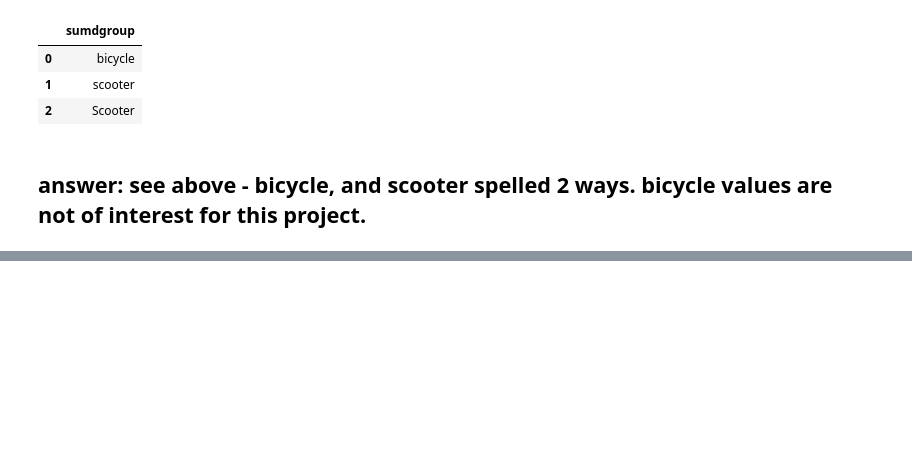
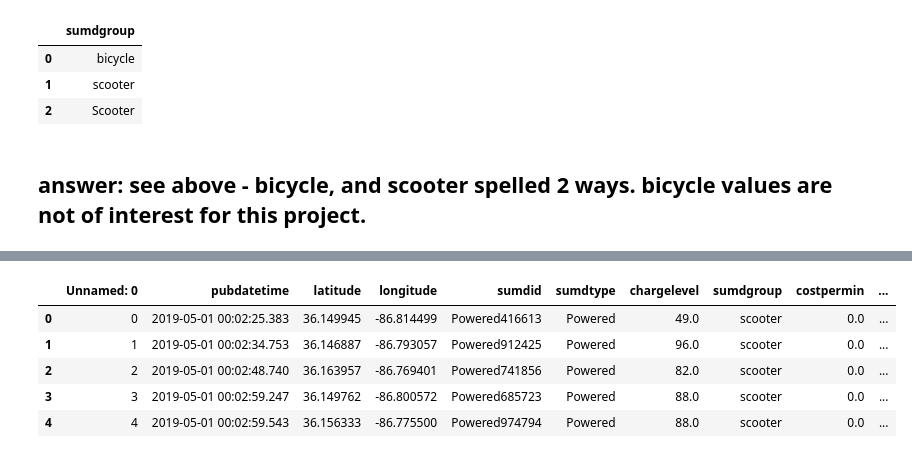
Before and after one commit to NSS-Data-Analytics-Cohort-11/scooters-supreme, a Jupyter notebook: notebooks/scooters.ipynb, the cells around one changed output, grey strips where cells are left out. Drawn from its saved outputs; the diff is of its cells as text; code cells hidden in the pictures; blank space fills up the shorter version.

```diff
--- a/notebooks/scooters.ipynb
+++ b/notebooks/scooters.ipynb
@@ -61,0 +191,4 @@ memory usage: 69.0+ MB
+# %%
+#importing Lyft CSV
+lyfts = pd.read_csv('../data/scooters_lyft.csv')
+lyfts.shape
@@ -164,0 +320,9 @@ sumdgroup
+# %%
+lyfts.head()
+# %% [output]
+|  | Unnamed: 0 | pubdatetime | latitude | longitude | sumdid | sumdtype | chargelevel | sumdgroup | costpermin | ... |
+| 0 | 0 | 2019-05-01 00:02:25.383 | 36.149945 | -86.814499 | Powered416613 | Powered | 49.0 | scooter | 0.0 | ... |
+| 1 | 1 | 2019-05-01 00:02:34.753 | 36.146887 | -86.793057 | Powered912425 | Powered | 96.0 | scooter | 0.0 | ... |
+| 2 | 2 | 2019-05-01 00:02:48.740 | 36.163957 | -86.769401 | Powered741856 | Powered | 82.0 | scooter | 0.0 | ... |
+| 3 | 3 | 2019-05-01 00:02:59.247 | 36.149762 | -86.800572 | Powered685723 | Powered | 88.0 | scooter | 0.0 | ... |
+| 4 | 4 | 2019-05-01 00:02:59.543 | 36.156333 | -86.775500 | Powered974794 | Powered | 88.0 | scooter | 0.0 | ... |
```
Also changed, not shown: parts of 27 cells of this notebook.
